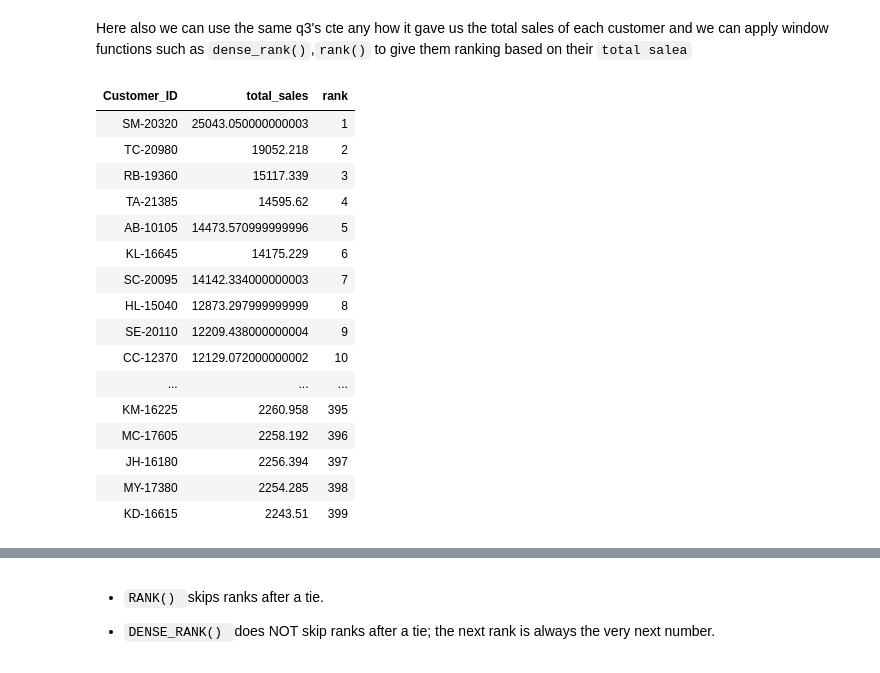
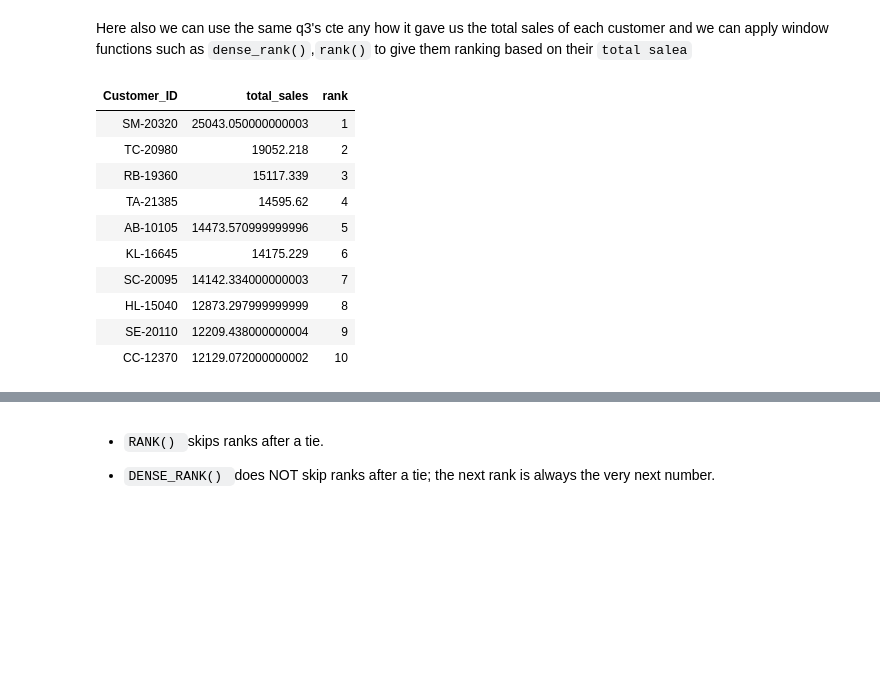
Before and after one commit to sameermd07/Celebal_Excellence_Internship, a Jupyter notebook: Assignment-3/PART-2/assignment3.2.ipynb, the cells around one changed output, grey strips where cells are left out. Cells and saved outputs as stored; diff of their text form; code cells hidden in the pictures; blank space fills up the shorter version.

```diff
--- a/Assignment-3/PART-2/assignment3.2.ipynb
+++ b/Assignment-3/PART-2/assignment3.2.ipynb
@@ -257,24 +240,18 @@ Q5>Rank all customers based on total sales. (Window Function)
 Here also we can use the same q3's cte any how it gave us the total sales of each customer and we can apply window functions such as `dense_rank()`,`rank()` to give them ranking based on their `total salea`
 # %%
 with res as (select Customer_ID, sum(Sales) as total_sales from orders group by Customer_ID)
-select *,dense_rank() over(order by total_sales desc) as rank from res;
+select *,dense_rank() over(order by total_sales desc) as rank from res limit 10;
 # %% [output]
 | Customer_ID | total_sales | rank |
 | SM-20320 | 25043.050000000003 | 1 |
 | TC-20980 | 19052.218 | 2 |
 | RB-19360 | 15117.339 | 3 |
 | TA-21385 | 14595.62 | 4 |
 | AB-10105 | 14473.570999999996 | 5 |
 | KL-16645 | 14175.229 | 6 |
 | SC-20095 | 14142.334000000003 | 7 |
 | HL-15040 | 12873.297999999999 | 8 |
 | SE-20110 | 12209.438000000004 | 9 |
 | CC-12370 | 12129.072000000002 | 10 |
-| ... | ... | ... |
-| KM-16225 | 2260.958 | 395 |
-| MC-17605 | 2258.192 | 396 |
-| JH-16180 | 2256.394 | 397 |
-| MY-17380 | 2254.285 | 398 |
-| KD-16615 | 2243.51 | 399 |
 # %%
 with res as (select Customer_ID, sum(Sales) as total_sales from orders group by Customer_ID)
```
Also changed, not shown: parts of 15 cells of this notebook, 2 other files.
